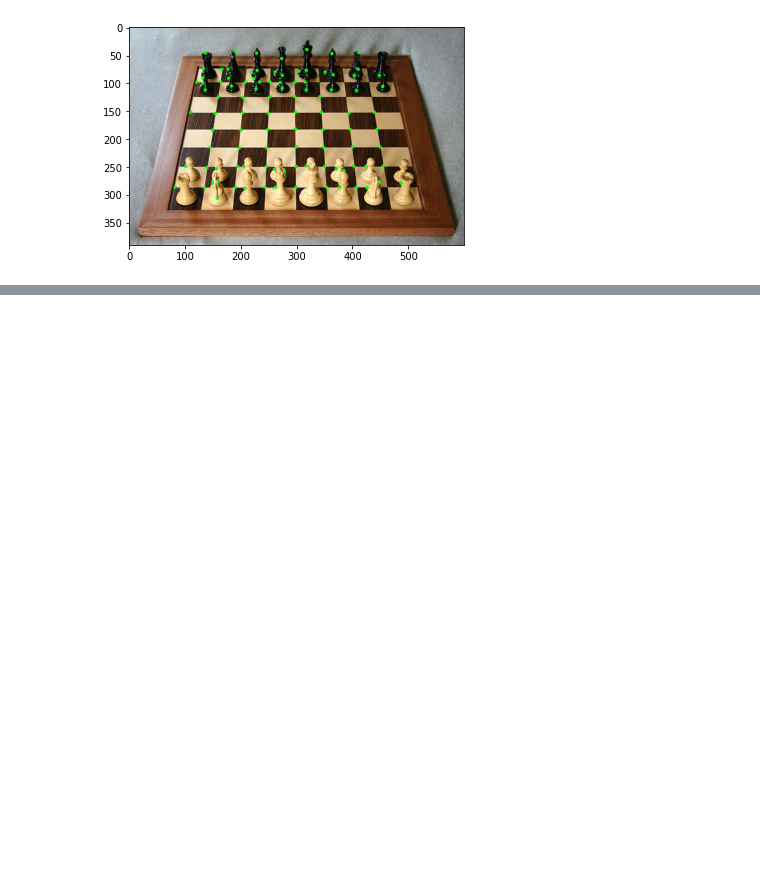
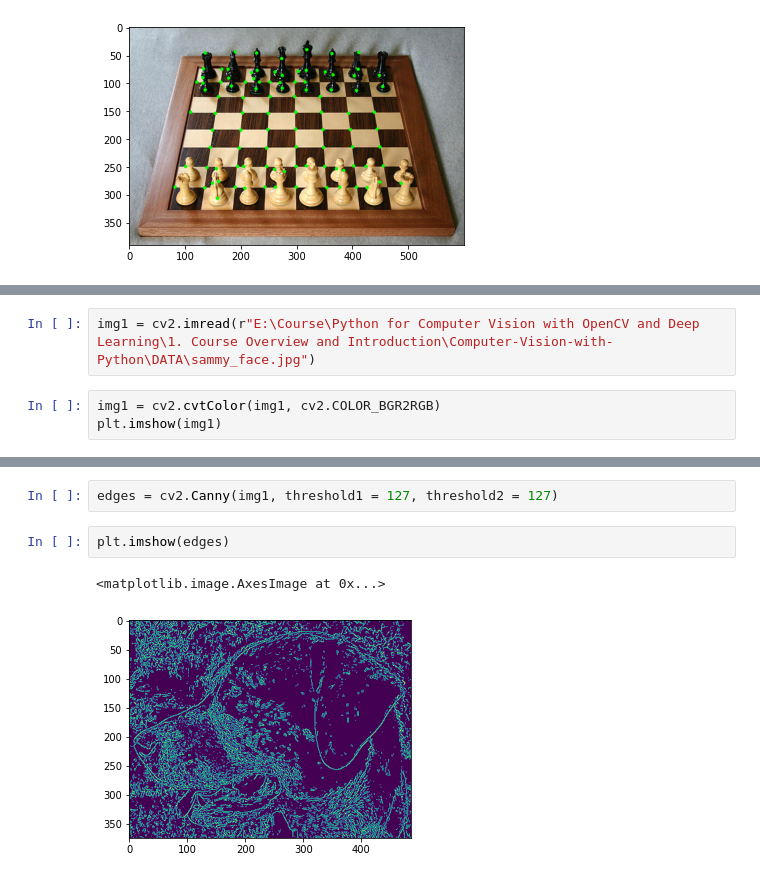
Before and after one commit to B2BDA/CNN_Keras, a Jupyter notebook: Object_Detection_OpenCV_Basics.ipynb, the cells around one changed output, grey strips where cells are left out. Drawn from its saved outputs; the diff is of its cells as text; blank space fills up the shorter version.

```diff
--- a/Object_Detection_OpenCV_Basics.ipynb
+++ b/Object_Detection_OpenCV_Basics.ipynb
@@ -147,0 +150,5 @@ for i in corner:
+# %%
+img1 = cv2.imread(r"E:\Course\Python for Computer Vision with OpenCV and Deep Learning\1. Course Overview and Introduction\Computer-Vision-with-Python\DATA\sammy_face.jpg")
+# %%
+img1 = cv2.cvtColor(img1, cv2.COLOR_BGR2RGB)
+plt.imshow(img1)
@@ -147,0 +158,7 @@ for i in corner:
+# %%
+edges = cv2.Canny(img1, threshold1 = 127, threshold2 = 127)
+# %%
+plt.imshow(edges)
+# %% [output]
+<matplotlib.image.AxesImage at 0x...>
+[figure, added]
```
Also changed, not shown: parts of 12 cells of this notebook.
